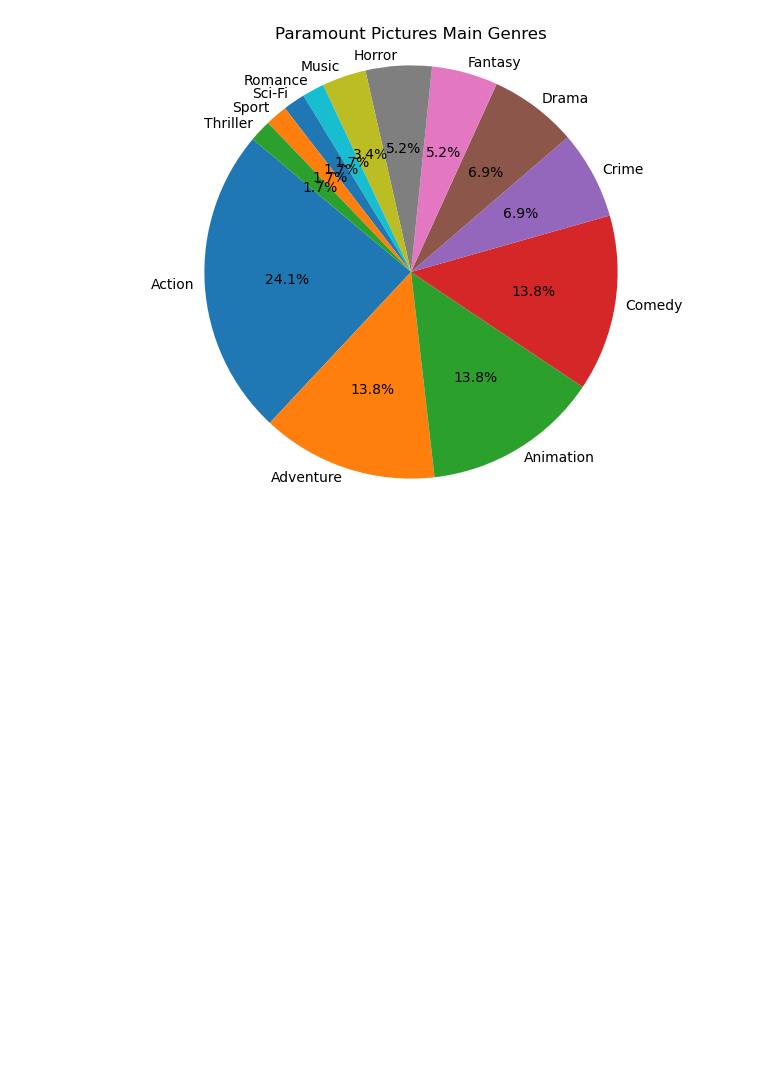
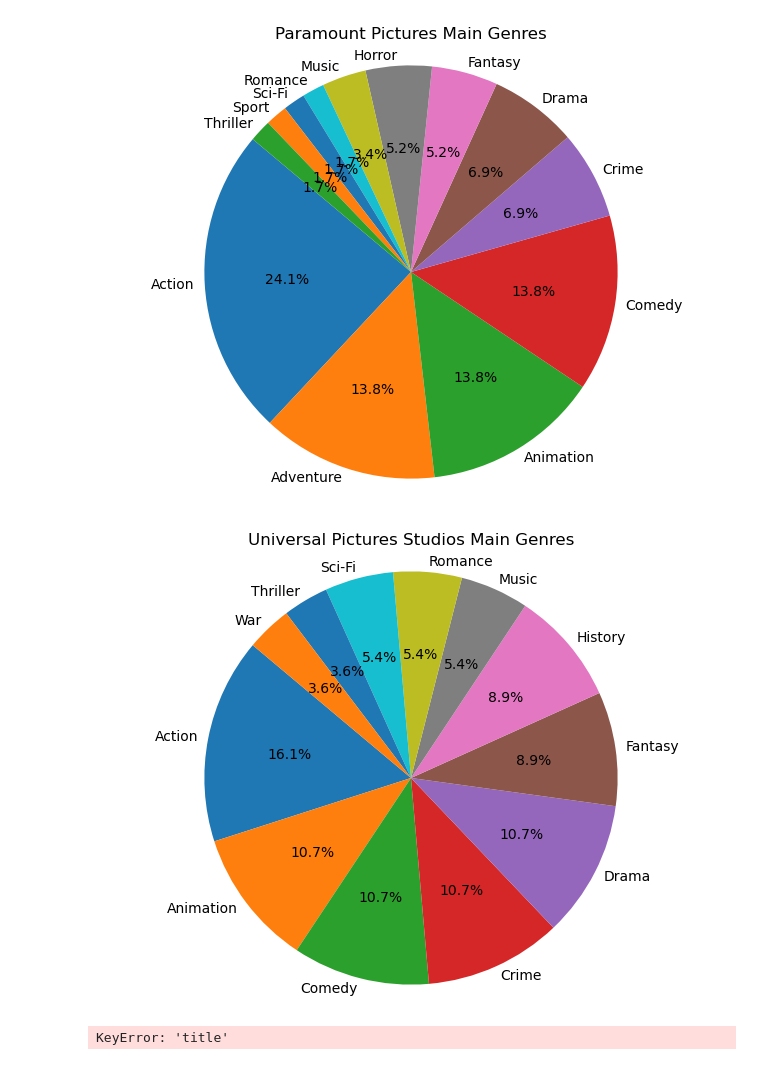
Before and after one commit to skutlick/project-01, a Jupyter notebook: blockbusters.ipynb, the cells around one changed output. Drawn from its saved outputs; the diff is of its cells as text; code cells hidden in the pictures; blank space fills up the shorter version.

```diff
--- a/blockbusters.ipynb
+++ b/blockbusters.ipynb
@@ -123,3 +180,33 @@ plt.title("Paramount Pictures Main Genres")
 plt.show()
 # %% [output]
 [figure]
+# %%
+#create pie charts of genre data for Universal Pictures Studios
+universal_genres = universal_genre_df['Main_Genre']
+universal_films = universal_genre_df['title'].sort_values(ascending=False)
+
+fig, ax = plt.subplots()
+ax.pie(universal_films, labels=universal_genres, autopct='%1.1f%%', startangle=140, labeldistance=1.05)
+
+plt.axis('equal')
+plt.tight_layout()
+plt.title("Universal Pictures Studios Main Genres")
+
+plt.show()
+# %% [output]
+[figure, added]
+# %%
+#create pie charts of genre data for Walt Disney Pictures
+disney_genres = disney_genre_df['Main_Genre']
+disney_films = disney_genre_df['title'].sort_values(ascending=False)
+
+fig, ax = plt.subplots()
+ax.pie(disney_films, labels=disney_genres, autopct='%1.1f%%', startangle=140, labeldistance=1.05)
+
+plt.axis('equal')
+plt.tight_layout()
+plt.title("Walt Disney Pictures Main Genres")
+
+plt.show()
+# %% [output]
+KeyError: 'title'
```
Also changed, not shown: parts of 12 cells of this notebook, 13 other files.
